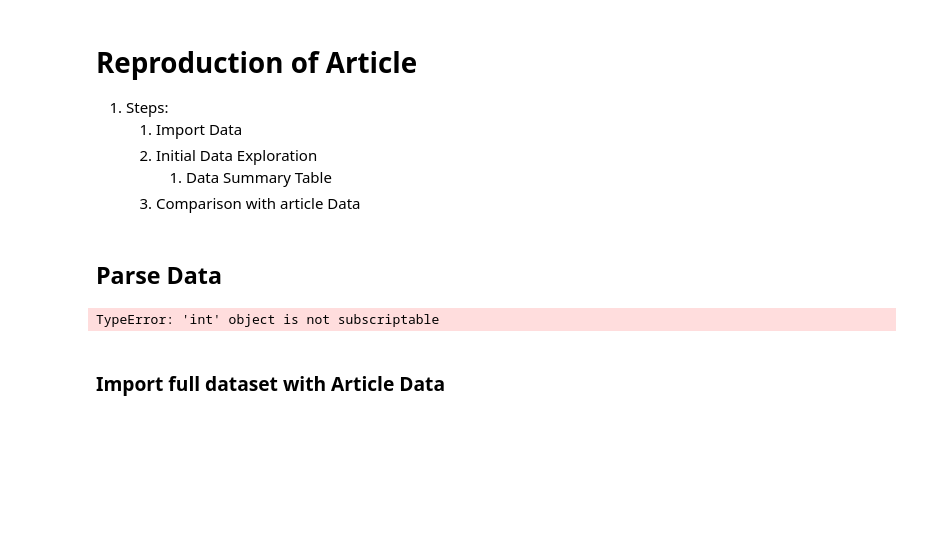
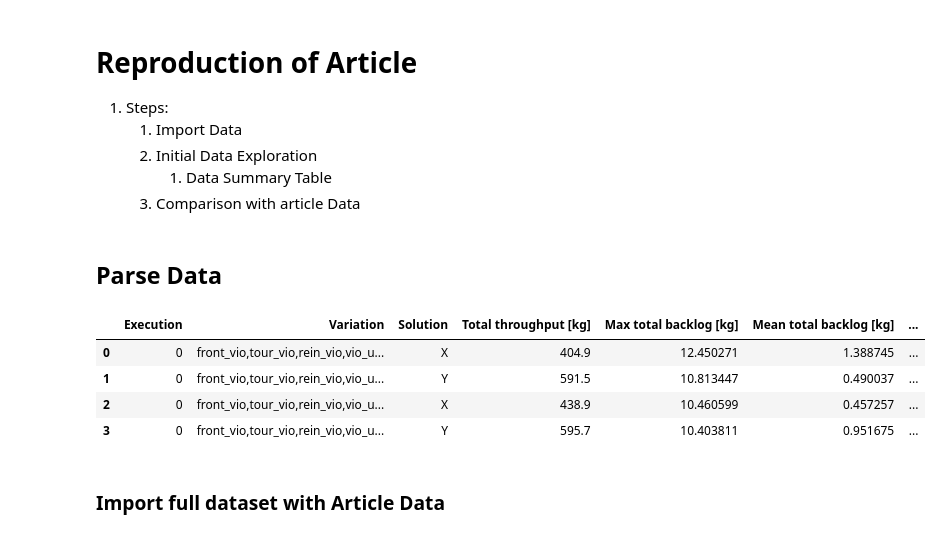
Before and after one commit to DTKx/capacityplanpy, a Jupyter notebook: 02_implementacao/reproduction.ipynb, the cells around one changed output. Drawn from its saved outputs; the diff is of its cells as text; code cells hidden in the pictures; blank space fills up the shorter version.

```diff
--- a/02_implementacao/reproduction.ipynb
+++ b/02_implementacao/reproduction.ipynb
@@ -25,36 +25,43 @@ root_path_data="C:\\Users\\Debora\\Documents\\01_UFU_local\\01_comp_evolutiva\\0
 
 # Open pickle Exec
 file_name='v_0_exec.pkl'
 path=root_path_data+file_name
 infile = open(path,'rb')
 ds_exec= pickle.load(infile)
 infile.close()
 
 # Open pickle dict class object pop
 file_name='v_0_id.pkl'
 path=root_path_data+file_name
 infile = open(path,'rb')
 ds_ind= pickle.load(infile)
 infile.close()
 
 # Unpack Data Execution
 # values_exec=[]
 # for key,value in ds_exec.items():
 #     # headers=["Execution","Variant","Hipervolume","Pareto Front"]
 #     values_exec.append([key[1],value[0],value[1],value[2]])
 headers=["Execution","Variant","Hipervolume","Pareto Front"]
 df_exec=pd.DataFrame(ds_exec,columns=headers)
 
 # Unpack Data per Ind
 # values_ind=[]
 # for key,value in ds_ind.items():
 #     # values_ind.append(value)
 #     values_ind.append(value[0])
 #     values_ind.append(value[1])
-headers=["Execution","Variation","Solution","Total throughput [kg]", "Max total backlog [kg]", "Mean total backlog [kg]","std dev total backlog [kg]", "Median total backlog [kg]","Min total backlog [kg]", "P(total backlog ≤ 0 kg)","Max total inventory deficit [kg]", "Mean total inventory deficit [kg]","std dev inventory deficit [kg]", "Median total inventory deficit [kg]", "Min total inventory deficit [kg]","Batches [un]","Product label","Start of USP [date]","End of DSP [date]"]
-df_ind=pd.DataFrame(values_ind,columns=headers)
+# headers=["Execution","Variation","Solution","Total throughput [kg]", "Max total backlog [kg]", "Mean total backlog [kg]","std dev total backlog [kg]", "Median total backlog [kg]","Min total backlog [kg]", "P(total backlog ≤ 0 kg)","Max total inventory deficit [kg]", "Mean total inventory deficit [kg]","std dev inventory deficit [kg]", "Median total inventory deficit [kg]", "Min total inventory deficit [kg]","Batches [un]","Product label","Start of USP [date]","End of DSP [date]"]
+headers=["Execution","Variation","Solution","Total throughput [kg]", "Max total backlog [kg]", "Mean total backlog [kg]","std dev total backlog [kg]", "Median total backlog [kg]","Min total backlog [kg]", "P(total backlog ≤ 0 kg)","Max total inventory deficit [kg]", "Mean total inventory deficit [kg]","std dev inventory deficit [kg]", "Median total inventory deficit [kg]", "Min total inventory deficit [kg]","Total Deficit [kg]","Batches [un]","Product label","Start of USP [date]","End of DSP [date]"]
+
+df_ind=pd.DataFrame(ds_ind,columns=headers)
+df_ind
 # %% [output]
-TypeError: 'int' object is not subscriptable
+|  | Execution | Variation | Solution | Total throughput [kg] | Max total backlog [kg] | Mean total backlog [kg] | ... |
+| 0 | 0 | front_vio,tour_vio,rein_vio,vio_u... | X | 404.9 | 12.450271 | 1.388745 | ... |
+| 1 | 0 | front_vio,tour_vio,rein_vio,vio_u... | Y | 591.5 | 10.813447 | 0.490037 | ... |
+| 2 | 0 | front_vio,tour_vio,rein_vio,vio_u... | X | 438.9 | 10.460599 | 0.457257 | ... |
+| 3 | 0 | front_vio,tour_vio,rein_vio,vio_u... | Y | 595.7 | 10.403811 | 0.951675 | ... |
 # %%
 # Appends to external CSV File
 
```
Also changed, not shown: parts of 4 cells of this notebook, 1 other file.
